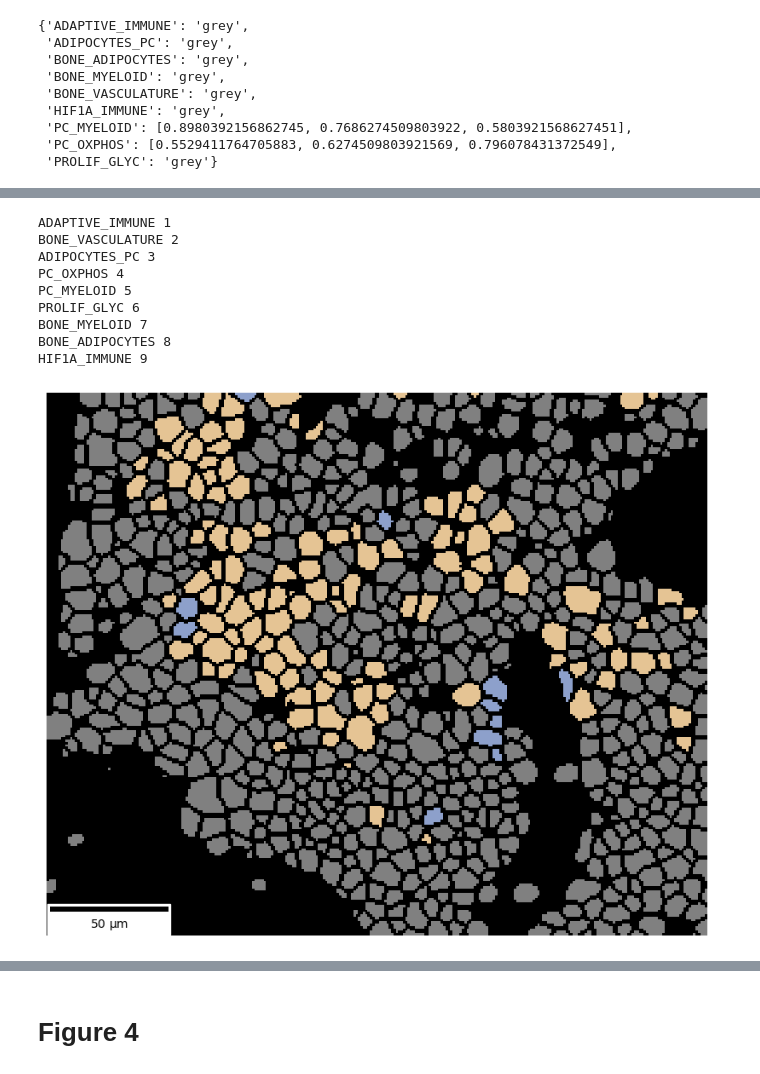
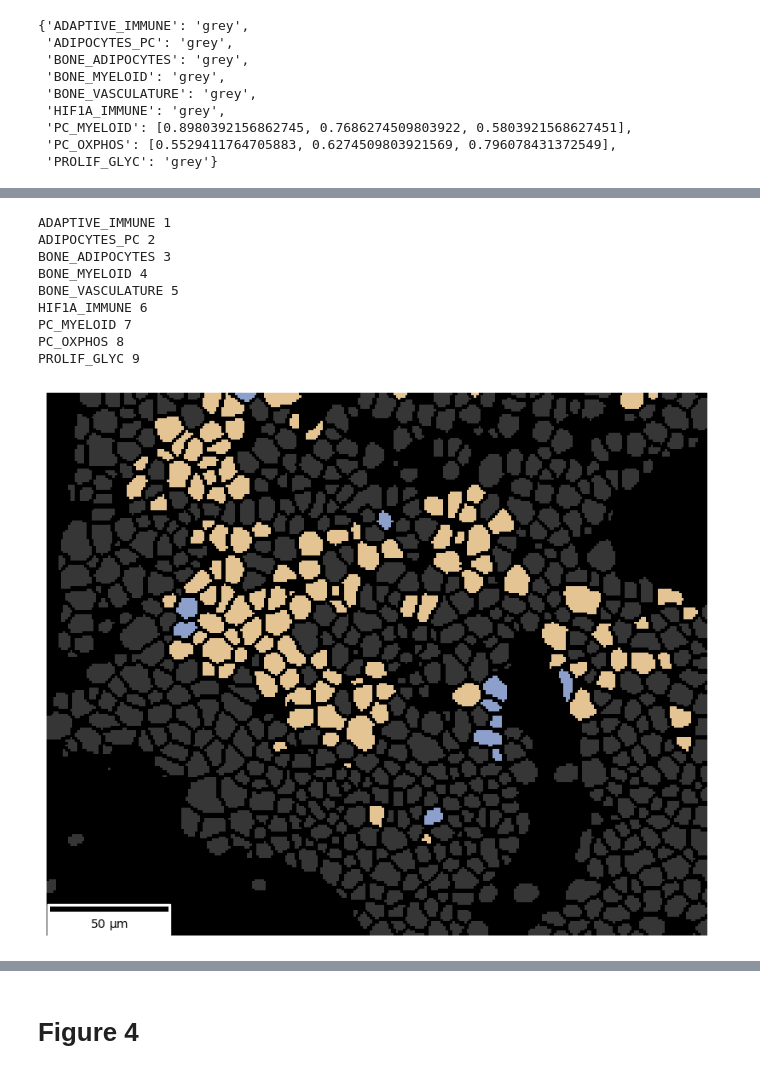
Before and after one commit to SchapiroLabor/myeloma_imc, a Jupyter notebook: src/Paper/figure_plots/spatial_plots.ipynb, the cells around one changed output, grey strips where cells are left out. Drawn from its saved outputs; the diff is of its cells as text; code cells hidden in the pictures.

Commit message:
revision: MKs, spatial plots, pfs

```diff
--- a/src/Paper/figure_plots/spatial_plots.ipynb
+++ b/src/Paper/figure_plots/spatial_plots.ipynb
@@ -12,13 +12,12 @@ import anndata as ad
 import json
 import os
 # %%
-def process_full_image(cell_df, seg_mask_path, target_col, label_col='label'):
+def process_full_image(cell_df, seg_mask_path, target_col, unique_identifiers, label_col='label'):
     segmentation_mask = tifffile.imread(seg_mask_path) # read the whole segmentation mask - adapt code if lazy loading is needed
     mask = np.isin(segmentation_mask, cell_df[label_col].values) # filter out cells not in the cell dataframe based on cell id, e.g. if removing artefacts
     segmentation_mask[~mask] = 0
 
     plot_segmentation = np.zeros(segmentation_mask.shape, dtype=np.uint8) # create an empty array for plotting - this array will be filled with cell type labels
-    unique_identifiers = set(cell_df[target_col].unique())
     for i, identifier in enumerate(unique_identifiers):
         print(identifier, i+1)
         layer_labels = cell_df.loc[cell_df[target_col] == identifier, label_col] # Thanks Lukas for catching this
@@ -51,19 +50,19 @@ def create_plot(roi_crop, plot_crop, cmap, boundaries=False, boundary_color=(0,
     if save_path:
         plt.savefig(save_path, bbox_inches='tight', pad_inches=0)
 # %%
-extension = 'png'
+extension = 'svg'
 save_path = f'/Users/lukashat/Documents/PhD_Schapiro/Projects/Myeloma_Standal/paper/plots/figures/figure_1/{extension}/'
 save_path_supp = f'/Users/lukashat/Documents/PhD_Schapiro/Projects/Myeloma_Standal/paper/plots/figures/suppl_figure_1/{extension}/'
 plt.rcParams['figure.dpi'] = 100
 plt.rcParams['savefig.dpi'] = 300
 adata = ad.read_h5ad("/Users/lukashat/Documents/PhD_Schapiro/Projects/Myeloma_Standal/results/standard/adatas/cells_final.h5ad")
-with open('/Users/lukashat/Documents/PhD_Schapiro/Projects/Myeloma_Standal/github/myeloma_standal/src/Paper/figure_plots/neighborhood_color_map.json', 'r') as f:
+with open('/Users/lukashat/Documents/PhD_Schapiro/Projects/Myeloma_Standal/github/myeloma_imc/src/Paper/figure_plots/neighborhood_color_map.json', 'r') as f:
     neighborhood_color_map = json.load(f)
-with open('/Users/lukashat/Documents/PhD_Schapiro/Projects/Myeloma_Standal/github/myeloma_standal/src/Paper/figure_plots/phenotype_color_map.json', 'r') as f:
+with open('/Users/lukashat/Documents/PhD_Schapiro/Projects/Myeloma_Standal/github/myeloma_imc/src/Paper/figure_plots/phenotype_color_map.json', 'r') as f:
     phenotype_color_map = json.load(f)
-with open('/Users/lukashat/Documents/PhD_Schapiro/Projects/Myeloma_Standal/github/myeloma_standal/src/Paper/figure_plots/disease_color_map.json', 'r') as f:
+with open('/Users/lukashat/Documents/PhD_Schapiro/Projects/Myeloma_Standal/github/myeloma_imc/src/Paper/figure_plots/disease_color_map.json', 'r') as f:
     disease_color_map = json.load(f)
-with open('/Users/lukashat/Documents/PhD_Schapiro/Projects/Myeloma_Standal/github/myeloma_standal/src/Paper/figure_plots/disease3_color_map.json', 'r') as f:
+with open('/Users/lukashat/Documents/PhD_Schapiro/Projects/Myeloma_Standal/github/myeloma_imc/src/Paper/figure_plots/disease3_color_map.json', 'r') as f:
     disease3_color_map = json.load(f)
 neighborhood_colors = [neighborhood_color_map[cat] for cat in list(adata.obs['cellcharter_CN'].cat.categories)]
 phenotype_colors = [phenotype_color_map[cat] for cat in list(adata.obs['Phenotype4'].cat.categories)]
@@ -365,8 +364,8 @@ seg_mask_path = f'/Users/lukashat/Documents/PhD_Schapiro/Projects/Myeloma_Standa
 cell_df = cell_df_whole.loc[cell_df_whole['image_ID'] == sample]
 cell_df = cell_df[cell_df['cellcharter_CN'] != 'exclude']
 target_col = 'cellcharter_CN' # column of interest for color coding
-unique_identifiers = set(cell_df[target_col].unique())
-segmentation_mask, plot_segmentation = process_full_image(cell_df=cell_df, seg_mask_path=seg_mask_path, target_col=target_col, label_col='Object') # if unsure of which regions to select, I just process the full image then crop the files later - this could be made more efficient by cropping the image before processing
+unique_identifiers = sorted(set(cell_df[target_col].unique()))
+segmentation_mask, plot_segmentation = process_full_image(cell_df=cell_df, seg_mask_path=seg_mask_path, target_col=target_col, unique_identifiers=unique_identifiers, label_col='Object') # if unsure of which regions to select, I just process the full image then crop the files later - this could be made more efficient by cropping the image before processing
 ROI_upper_left = (0, 0)
 ROI_lower_right = (1000,1000)
 roi_crop, plot_crop = crop_roi(segmentation_mask, plot_segmentation, ROI_upper_left, ROI_lower_right)
@@ -374,7 +373,7 @@ background_color = 'black'
 neighborhood_color_map2 = neighborhood_color_map.copy()
 for key in neighborhood_color_map.keys():
     if key not in ['PC_OXPHOS', 'PC_MYELOID']:
-        neighborhood_color_map2[key] = 'grey'
+        neighborhood_color_map2[key] = '#363636'
 colors_list = [background_color] + [neighborhood_color_map2[identifier] for identifier in unique_identifiers]
 colors_list
 final_cmap = colors.ListedColormap(colors_list)
@@ -395,39 +394,39 @@ HIF1A_IMMUNE 9
 # %%
 df = adata.to_df()
 cell_df_whole = df.join(adata.obs)
 sample = 'TS-373_IMC43_B_001.csv'
 seg_name = sample.split('.csv')[0] + '.tiff'
 seg_mask_path = f'/Users/lukashat/Documents/PhD_Schapiro/Projects/Myeloma_Standal/results/standard/masks/{seg_name}'
 cell_df = cell_df_whole.loc[cell_df_whole['image_ID'] == sample]
 cell_df = cell_df[cell_df['cellcharter_CN'] != 'exclude']
 target_col = 'cellcharter_CN' # column of interest for color coding
-unique_identifiers = set(cell_df[target_col].unique())
-segmentation_mask, plot_segmentation = process_full_image(cell_df=cell_df, seg_mask_path=seg_mask_path, target_col=target_col, label_col='Object') # if unsure of which regions to select, I just process the full image then crop the files later - this could be made more efficient by cropping the image before processing
+unique_identifiers = sorted(set(cell_df[target_col].unique()))
+segmentation_mask, plot_segmentation = process_full_image(cell_df=cell_df, seg_mask_path=seg_mask_path, target_col=target_col, unique_identifiers=unique_identifiers, label_col='Object') # if unsure of which regions to select, I just process the full image then crop the files later - this could be made more efficient by cropping the image before processing
 ROI_upper_left = (150, 40)
 ROI_lower_right = (380,320)
 roi_crop, plot_crop = crop_roi(segmentation_mask, plot_segmentation, ROI_upper_left, ROI_lower_right)
 background_color = 'black'
 neighborhood_color_map2 = neighborhood_color_map.copy()
 for key in neighborhood_color_map.keys():
     if key not in ['PC_OXPHOS', 'PC_MYELOID']:
-        neighborhood_color_map2[key] = 'grey'
+        neighborhood_color_map2[key] = '#363636'
 colors_list = [background_color] + [neighborhood_color_map2[identifier] for identifier in unique_identifiers]
 colors_list
 final_cmap = colors.ListedColormap(colors_list)
 create_plot(roi_crop=roi_crop, plot_crop=plot_crop, cmap=final_cmap, boundaries=True, boundary_color=(0, 0, 0, 1), boundary_thickness=1,
             save_path=os.path.join(save_path, f'{sample.split(".csv")[0]}_{target_col}_greyed_crop1.{extension}')
             )
 # %% [output]
 ADAPTIVE_IMMUNE 1
-BONE_VASCULATURE 2
-ADIPOCYTES_PC 3
-PC_OXPHOS 4
-PC_MYELOID 5
-PROLIF_GLYC 6
-BONE_MYELOID 7
-BONE_ADIPOCYTES 8
-HIF1A_IMMUNE 9
+ADIPOCYTES_PC 2
+BONE_ADIPOCYTES 3
+BONE_MYELOID 4
+BONE_VASCULATURE 5
+HIF1A_IMMUNE 6
+PC_MYELOID 7
+PC_OXPHOS 8
+PROLIF_GLYC 9
-[figure, old version]
+[figure, new version]
 # %%
 df = adata.to_df()
 cell_df_whole = df.join(adata.obs)
```
Also changed, not shown: parts of 34 cells of this notebook, 7 other files.
